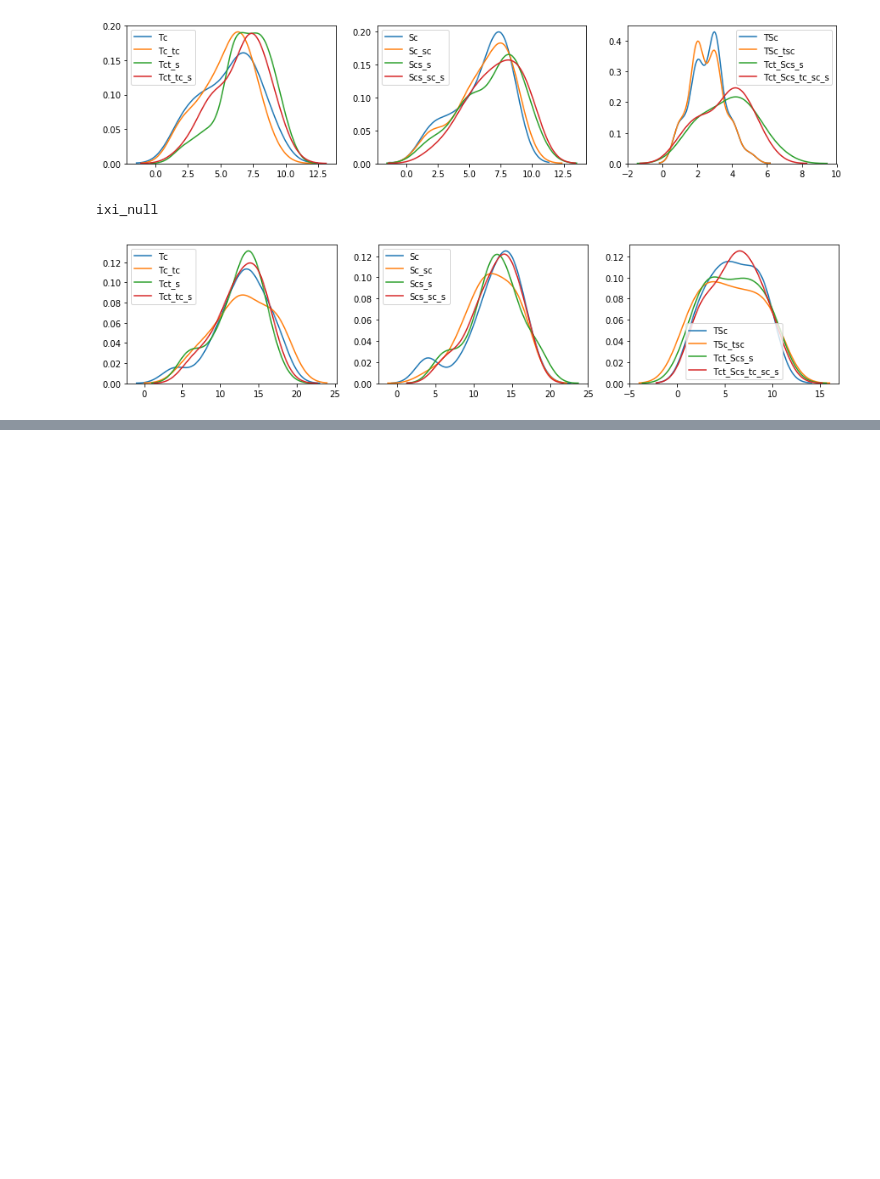
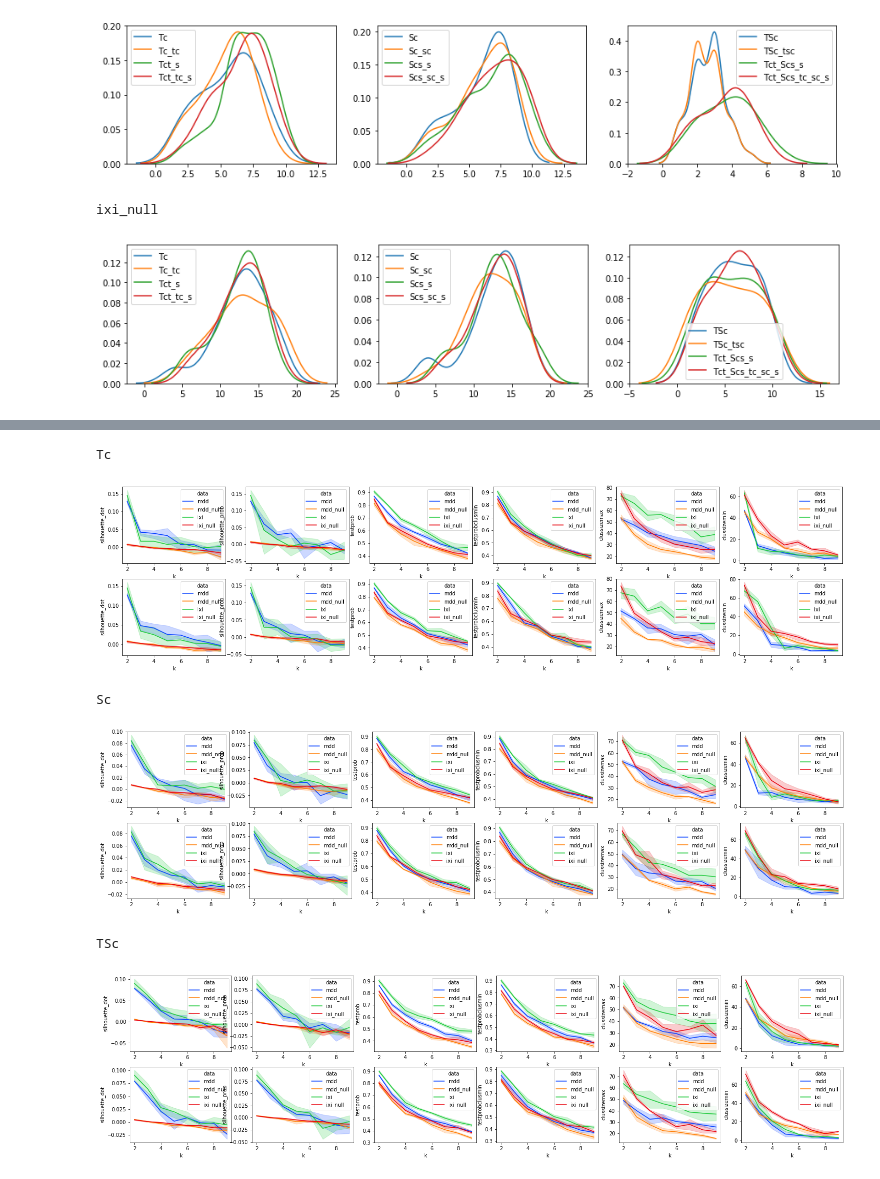
Before and after one commit to ljollans/cv_clustering, a Jupyter notebook: notebooks/mddnullcomp_summaries_270520.ipynb, the cells around one changed output, grey strips where cells are left out. Saved outputs shown, nothing was run; the diff lists cells and outputs as text; code cells hidden in the pictures; blank space fills up the shorter version.

Commit message:
mainfold aggregation in mddnullcomp_summaries_270520.ipynb

```diff
--- a/notebooks/mddnullcomp_summaries_270520.ipynb
+++ b/notebooks/mddnullcomp_summaries_270520.ipynb
@@ -258,0 +338,39 @@ clussize_test_lvl2n
+# %%
+for s in range(3):
+    df2=df3[df3['set']==sets[s]]
+    print(sets[s])
+    fig = plt.figure(figsize=[25,6])
+    dftmp = df2[df2['aggregation']=='hierarchical clustering']
+    plt.subplot(2,6,1)
+    sns.lineplot(y='silhouette_dot',x='k',hue='data',data=dftmp, palette='bright')
+    plt.subplot(2,6,2)
+    sns.lineplot(y='silhouette_prob',x='k',hue='data',data=dftmp, palette='bright')
+    plt.subplot(2,6,3)
+    sns.lineplot(y='testprob',x='k',hue='data',data=dftmp, palette='bright')
+    plt.subplot(2,6,4)
+    sns.lineplot(y='testprobclusmin',x='k',hue='data',data=dftmp, palette='bright')
+    plt.subplot(2,6,5)
+    sns.lineplot(y='clussizemax',x='k',hue='data',data=dftmp, palette='bright')
+    plt.subplot(2,6,6)
+    sns.lineplot(y='clussizemin',x='k',hue='data',data=dftmp, palette='bright')
+    dftmp = df2[df2['aggregation']=='weighted index aggregation']
+    plt.subplot(2,6,7)
+    sns.lineplot(y='silhouette_dot',x='k',hue='data',data=dftmp, palette='bright')
+    plt.subplot(2,6,8)
+    sns.lineplot(y='silhouette_prob',x='k',hue='data',data=dftmp, palette='bright')
+    plt.subplot(2,6,9)
+    sns.lineplot(y='testprob',x='k',hue='data',data=dftmp, palette='bright')
+    plt.subplot(2,6,10)
+    sns.lineplot(y='testprobclusmin',x='k',hue='data',data=dftmp, palette='bright')
+    plt.subplot(2,6,11)
+    sns.lineplot(y='clussizemax',x='k',hue='data',data=dftmp, palette='bright')
+    plt.subplot(2,6,12)
+    sns.lineplot(y='clussizemin',x='k',hue='data',data=dftmp, palette='bright')
+    plt.show()
+# %% [output]
+Tc
+[figure, added]
+Sc
+[figure, added]
+TSc
+[figure, added]
```
Also changed, not shown: parts of 20 cells of this notebook, 2 other files.
